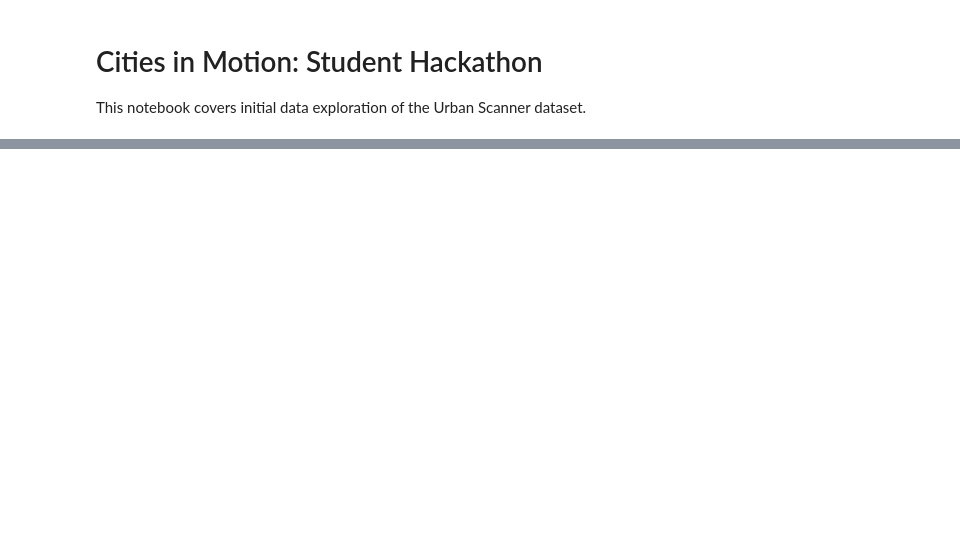
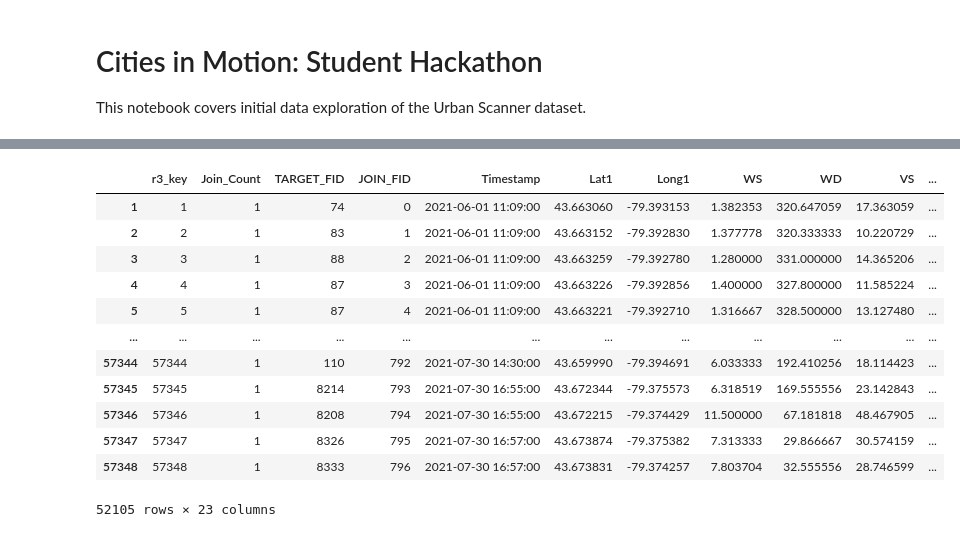
Before and after one commit to isalva2/CIM_UrbanScanner, a Jupyter notebook: notebooks/isaac_working.ipynb, the cells around one changed output, grey strips where cells are left out. Drawn from its saved outputs; the diff is of its cells as text; code cells hidden in the pictures; blank space fills up the shorter version.

```diff
--- a/notebooks/isaac_working.ipynb
+++ b/notebooks/isaac_working.ipynb
@@ -19,0 +40,20 @@ drove_on = read_drove_on()
+# %%
+import numpy as np
+from geopandas import GeoDataFrame
+
+test = windspeed_decomp_prerocess(wind_speeds)
+test
+# %% [output]
+|  | r3_key | Join_Count | TARGET_FID | JOIN_FID | Timestamp | Lat1 | Long1 | WS | WD | VS | ... |
+| 1 | 1 | 1 | 74 | 0 | 2021-06-01 11:09:00 | 43.663060 | -79.393153 | 1.382353 | 320.647059 | 17.363059 | ... |
+| 2 | 2 | 1 | 83 | 1 | 2021-06-01 11:09:00 | 43.663152 | -79.392830 | 1.377778 | 320.333333 | 10.220729 | ... |
+| 3 | 3 | 1 | 88 | 2 | 2021-06-01 11:09:00 | 43.663259 | -79.392780 | 1.280000 | 331.000000 | 14.365206 | ... |
+| 4 | 4 | 1 | 87 | 3 | 2021-06-01 11:09:00 | 43.663226 | -79.392856 | 1.400000 | 327.800000 | 11.585224 | ... |
+| 5 | 5 | 1 | 87 | 4 | 2021-06-01 11:09:00 | 43.663221 | -79.392710 | 1.316667 | 328.500000 | 13.127480 | ... |
+| ... | ... | ... | ... | ... | ... | ... | ... | ... | ... | ... | ... |
+| 57344 | 57344 | 1 | 110 | 792 | 2021-07-30 14:30:00 | 43.659990 | -79.394691 | 6.033333 | 192.410256 | 18.114423 | ... |
+| 57345 | 57345 | 1 | 8214 | 793 | 2021-07-30 16:55:00 | 43.672344 | -79.375573 | 6.318519 | 169.555556 | 23.142843 | ... |
+| 57346 | 57346 | 1 | 8208 | 794 | 2021-07-30 16:55:00 | 43.672215 | -79.374429 | 11.500000 | 67.181818 | 48.467905 | ... |
+| 57347 | 57347 | 1 | 8326 | 795 | 2021-07-30 16:57:00 | 43.673874 | -79.375382 | 7.313333 | 29.866667 | 30.574159 | ... |
+| 57348 | 57348 | 1 | 8333 | 796 | 2021-07-30 16:57:00 | 43.673831 | -79.374257 | 7.803704 | 32.555556 | 28.746599 | ... |
+52105 rows × 23 columns
```
Also changed, not shown: parts of 21 cells of this notebook, 3 other files.
